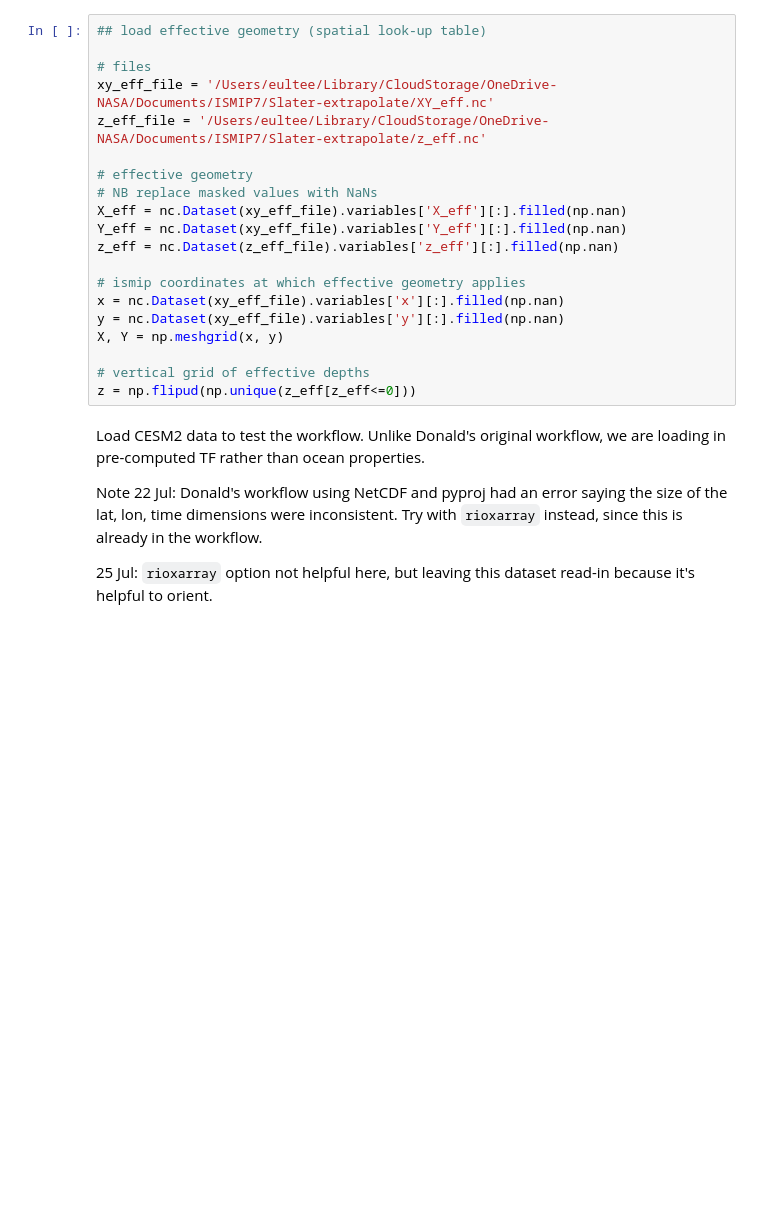
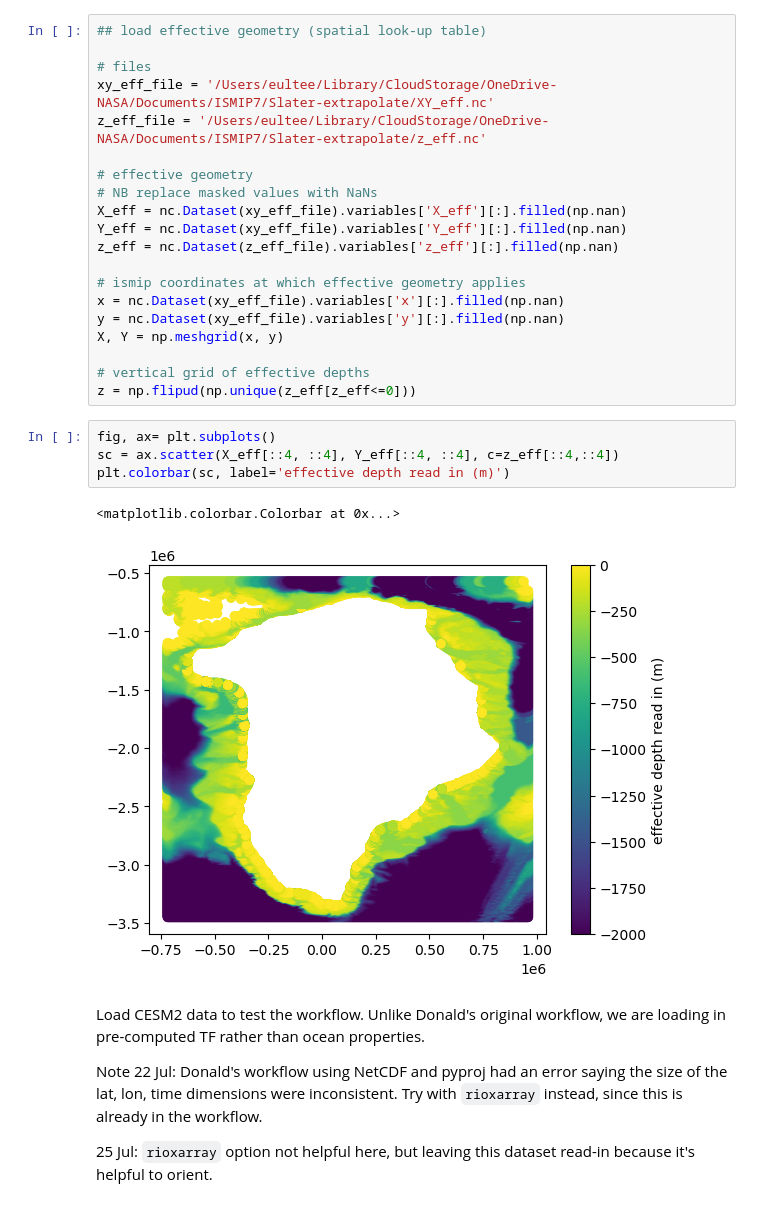
Before and after one commit to ehultee/gris-iceocean-process, a Jupyter notebook: Step3-To_ISMIP_Grid.ipynb, the cells around one changed output. Saved outputs shown, nothing was run; the diff lists cells and outputs as text; blank space fills up the shorter version.

```diff
--- a/Step3-To_ISMIP_Grid.ipynb
+++ b/Step3-To_ISMIP_Grid.ipynb
@@ -40,6 +41,13 @@ X, Y = np.meshgrid(x, y)
 
 # vertical grid of effective depths
 z = np.flipud(np.unique(z_eff[z_eff<=0]))
+# %%
+fig, ax= plt.subplots()
+sc = ax.scatter(X_eff[::4, ::4], Y_eff[::4, ::4], c=z_eff[::4,::4])
+plt.colorbar(sc, label='effective depth read in (m)')
+# %% [output]
+<matplotlib.colorbar.Colorbar at 0x...>
+[figure, added]
 # %% [markdown]
 Load CESM2 data to test the workflow.  Unlike Donald's original workflow, we are loading in pre-computed TF rather than ocean properties.
 
```
Also changed, not shown: parts of 12 cells of this notebook.
